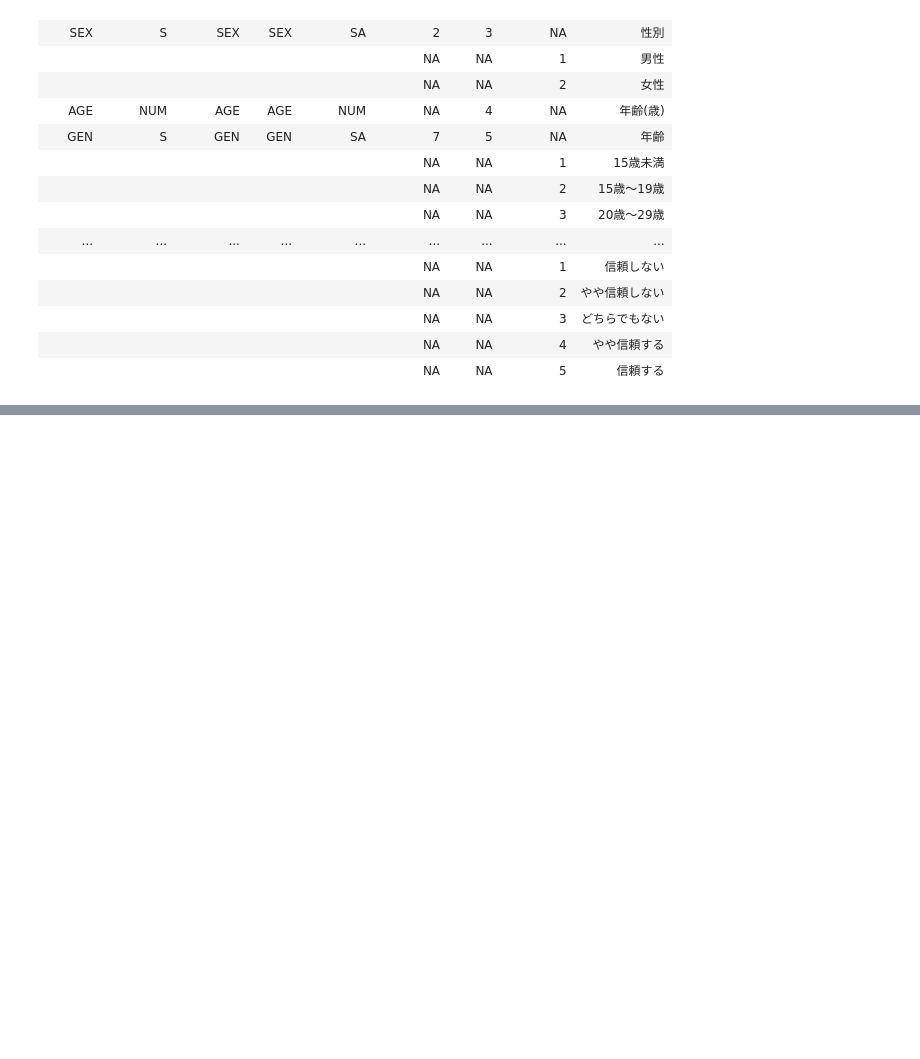
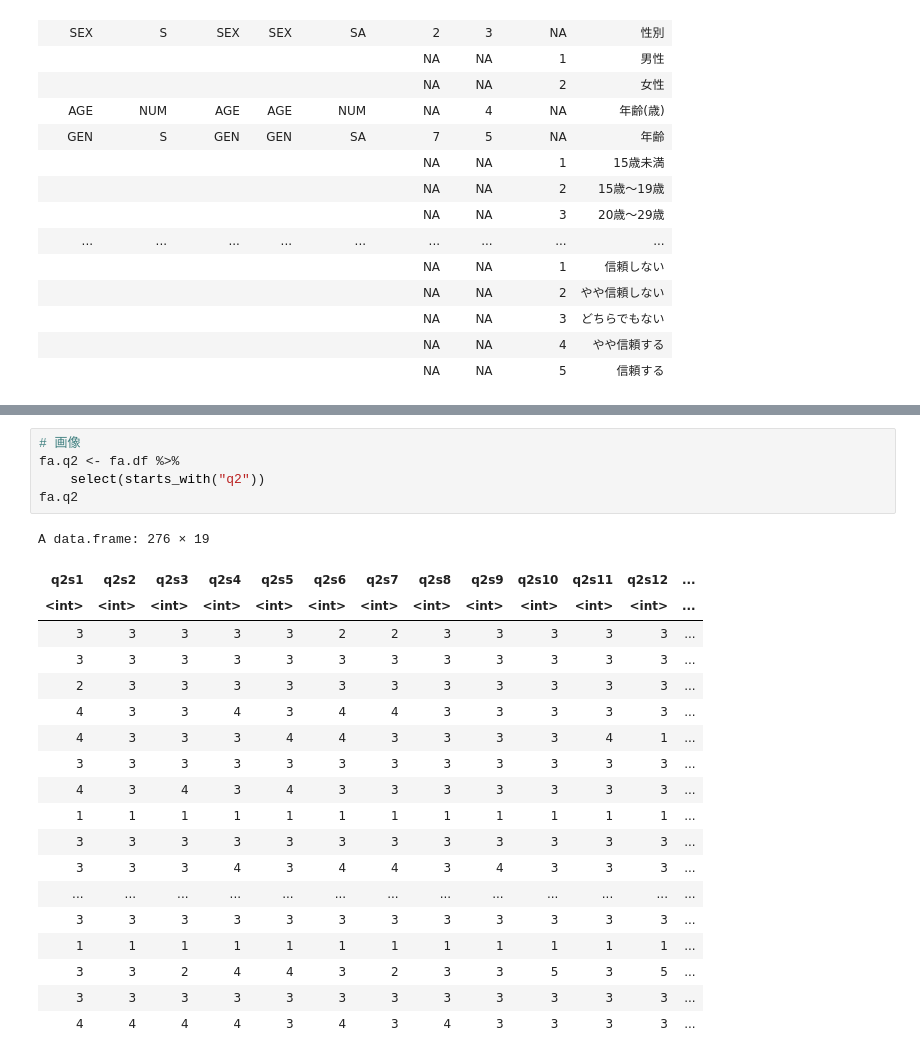
Before and after one commit to e4rll/kanmake, a Jupyter notebook: kanmake.ipynb, the cells around one changed output, grey strips where cells are left out. Saved outputs shown, nothing was run; the diff lists cells and outputs as text; blank space fills up the shorter version.

```diff
--- a/kanmake.ipynb
+++ b/kanmake.ipynb
@@ -327,0 +378,25 @@ A data.frame: 276 × 67
+# %%
+# 画像
+fa.q2 <- fa.df %>%
+    select(starts_with("q2"))
+fa.q2
+# %% [output]
+A data.frame: 276 × 19
+| q2s1 | q2s2 | q2s3 | q2s4 | q2s5 | q2s6 | q2s7 | q2s8 | q2s9 | q2s10 | q2s11 | q2s12 | ... |
+| <int> | <int> | <int> | <int> | <int> | <int> | <int> | <int> | <int> | <int> | <int> | <int> | ... |
+| 3 | 3 | 3 | 3 | 3 | 2 | 2 | 3 | 3 | 3 | 3 | 3 | ... |
+| 3 | 3 | 3 | 3 | 3 | 3 | 3 | 3 | 3 | 3 | 3 | 3 | ... |
+| 2 | 3 | 3 | 3 | 3 | 3 | 3 | 3 | 3 | 3 | 3 | 3 | ... |
+| 4 | 3 | 3 | 4 | 3 | 4 | 4 | 3 | 3 | 3 | 3 | 3 | ... |
+| 4 | 3 | 3 | 3 | 4 | 4 | 3 | 3 | 3 | 3 | 4 | 1 | ... |
+| 3 | 3 | 3 | 3 | 3 | 3 | 3 | 3 | 3 | 3 | 3 | 3 | ... |
+| 4 | 3 | 4 | 3 | 4 | 3 | 3 | 3 | 3 | 3 | 3 | 3 | ... |
+| 1 | 1 | 1 | 1 | 1 | 1 | 1 | 1 | 1 | 1 | 1 | 1 | ... |
+| 3 | 3 | 3 | 3 | 3 | 3 | 3 | 3 | 3 | 3 | 3 | 3 | ... |
+| 3 | 3 | 3 | 4 | 3 | 4 | 4 | 3 | 4 | 3 | 3 | 3 | ... |
+| ... | ... | ... | ... | ... | ... | ... | ... | ... | ... | ... | ... | ... |
+| 3 | 3 | 3 | 3 | 3 | 3 | 3 | 3 | 3 | 3 | 3 | 3 | ... |
+| 1 | 1 | 1 | 1 | 1 | 1 | 1 | 1 | 1 | 1 | 1 | 1 | ... |
+| 3 | 3 | 2 | 4 | 4 | 3 | 2 | 3 | 3 | 5 | 3 | 5 | ... |
+| 3 | 3 | 3 | 3 | 3 | 3 | 3 | 3 | 3 | 3 | 3 | 3 | ... |
+| 4 | 4 | 4 | 4 | 3 | 4 | 3 | 4 | 3 | 3 | 3 | 3 | ... |
```
Also changed, not shown: parts of 5 cells of this notebook.
